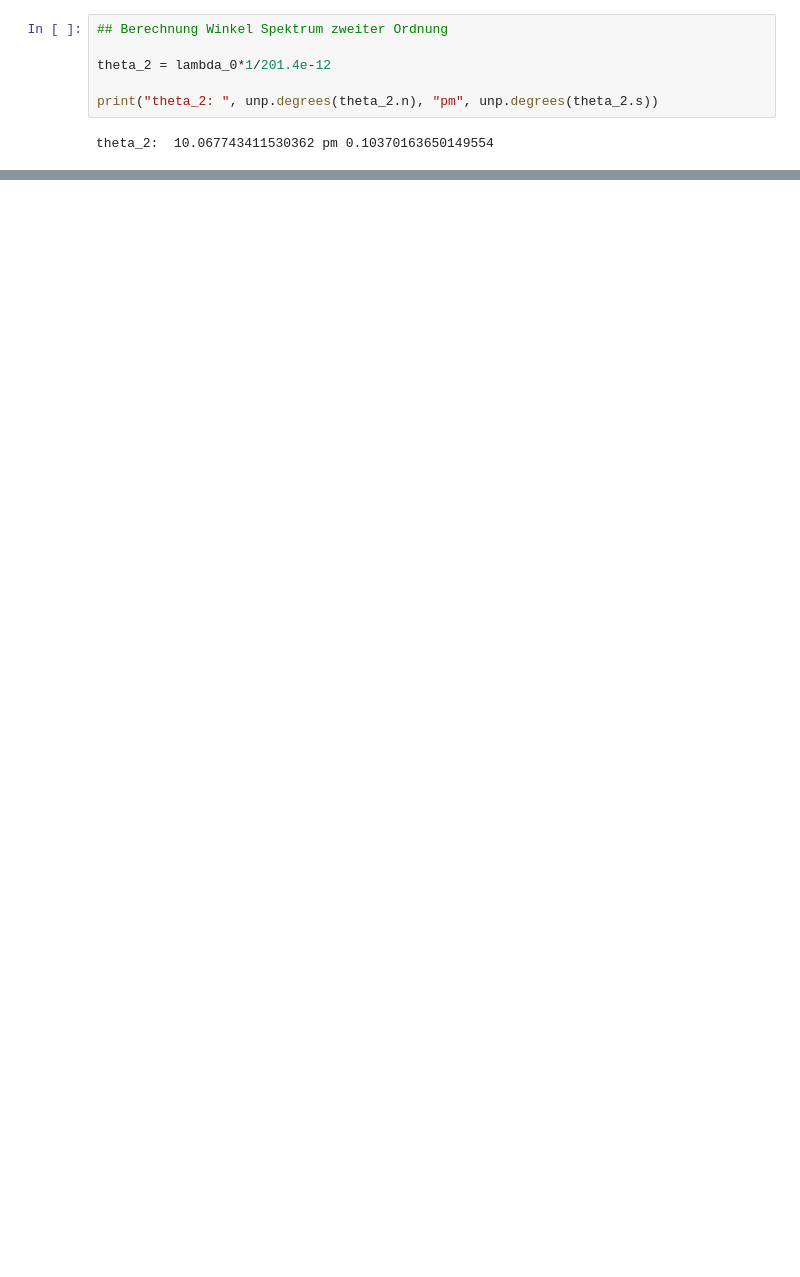
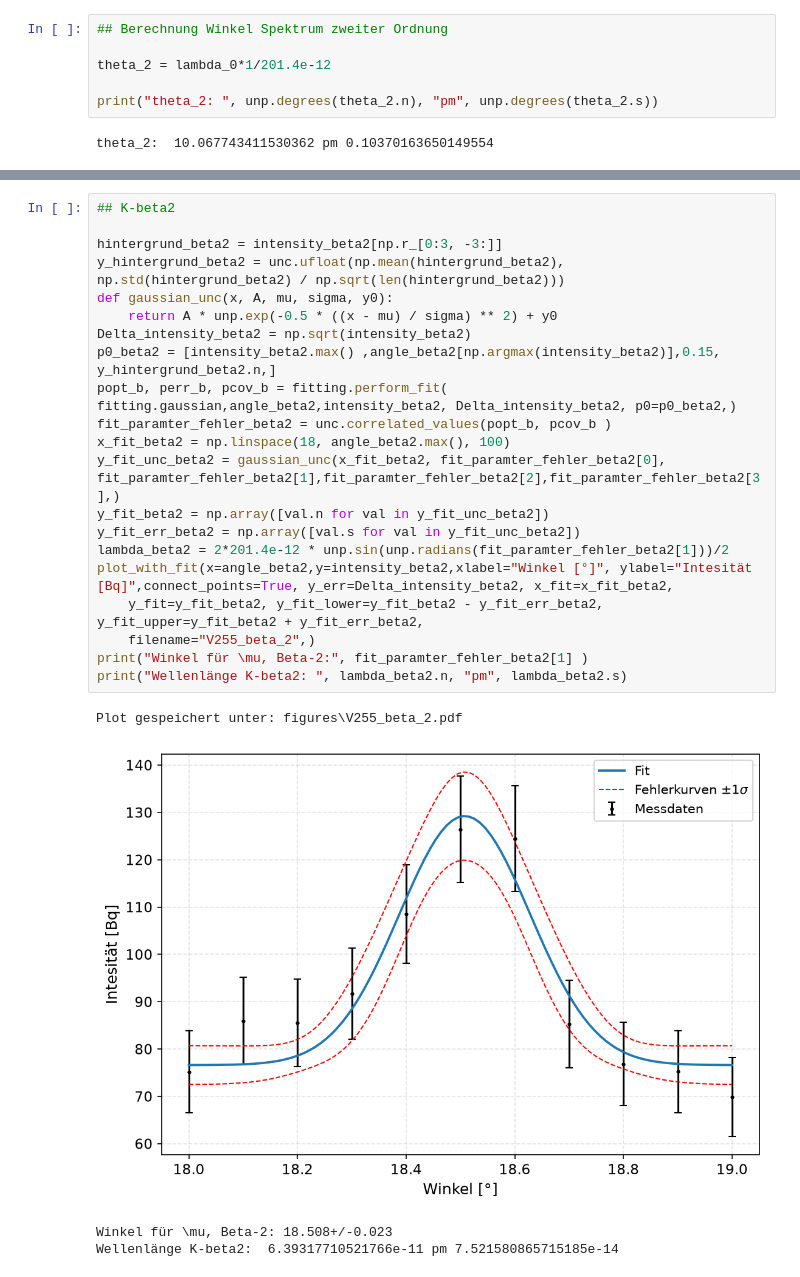
Before and after one commit to Lozze06/PAP-2.2, a Jupyter notebook: Code/Versuch 255.ipynb, the cells around one changed output, grey strips where cells are left out. Drawn from its saved outputs; the diff is of its cells as text; blank space fills up the shorter version.

```diff
--- a/Code/Versuch 255.ipynb
+++ b/Code/Versuch 255.ipynb
@@ -102,0 +208,26 @@ theta_2:  10.067743411530362 pm 0.10370163650149554
+# %%
+## K-beta2
+
+hintergrund_beta2 = intensity_beta2[np.r_[0:3, -3:]]
+y_hintergrund_beta2 = unc.ufloat(np.mean(hintergrund_beta2), np.std(hintergrund_beta2) / np.sqrt(len(hintergrund_beta2)))
+def gaussian_unc(x, A, mu, sigma, y0):
+    return A * unp.exp(-0.5 * ((x - mu) / sigma) ** 2) + y0
+Delta_intensity_beta2 = np.sqrt(intensity_beta2)
+p0_beta2 = [intensity_beta2.max() ,angle_beta2[np.argmax(intensity_beta2)],0.15, y_hintergrund_beta2.n,]
+popt_b, perr_b, pcov_b = fitting.perform_fit( fitting.gaussian,angle_beta2,intensity_beta2, Delta_intensity_beta2, p0=p0_beta2,)
+fit_paramter_fehler_beta2 = unc.correlated_values(popt_b, pcov_b )
+x_fit_beta2 = np.linspace(18, angle_beta2.max(), 100)
+y_fit_unc_beta2 = gaussian_unc(x_fit_beta2, fit_paramter_fehler_beta2[0], fit_paramter_fehler_beta2[1],fit_paramter_fehler_beta2[2],fit_paramter_fehler_beta2[3],)
+y_fit_beta2 = np.array([val.n for val in y_fit_unc_beta2])
+y_fit_err_beta2 = np.array([val.s for val in y_fit_unc_beta2])
+lambda_beta2 = 2*201.4e-12 * unp.sin(unp.radians(fit_paramter_fehler_beta2[1]))/2
+plot_with_fit(x=angle_beta2,y=intensity_beta2,xlabel="Winkel [°]", ylabel="Intesität [Bq]",connect_points=True, y_err=Delta_intensity_beta2, x_fit=x_fit_beta2,
+    y_fit=y_fit_beta2, y_fit_lower=y_fit_beta2 - y_fit_err_beta2, y_fit_upper=y_fit_beta2 + y_fit_err_beta2,
+    filename="V255_beta_2",)
+print("Winkel für \mu, Beta-2:", fit_paramter_fehler_beta2[1] )
+print("Wellenlänge K-beta2: ", lambda_beta2.n, "pm", lambda_beta2.s)
+# %% [output]
+Plot gespeichert unter: figures\V255_beta_2.pdf
+[figure, added]
+Winkel für \mu, Beta-2: 18.508+/-0.023
+Wellenlänge K-beta2:  6.39317710521766e-11 pm 7.521580865715185e-14
```
Also changed, not shown: parts of 9 cells of this notebook, 20 other files.
